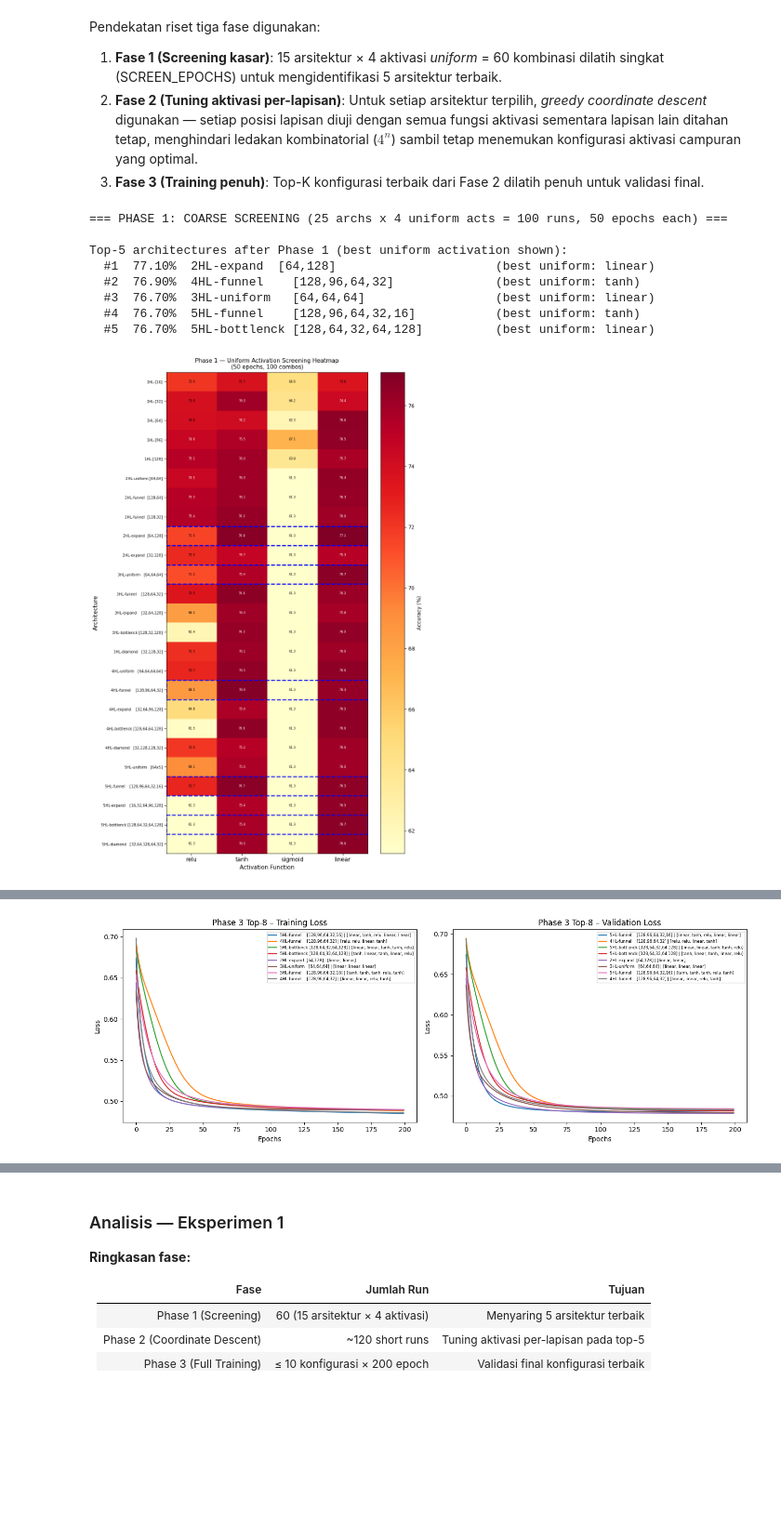
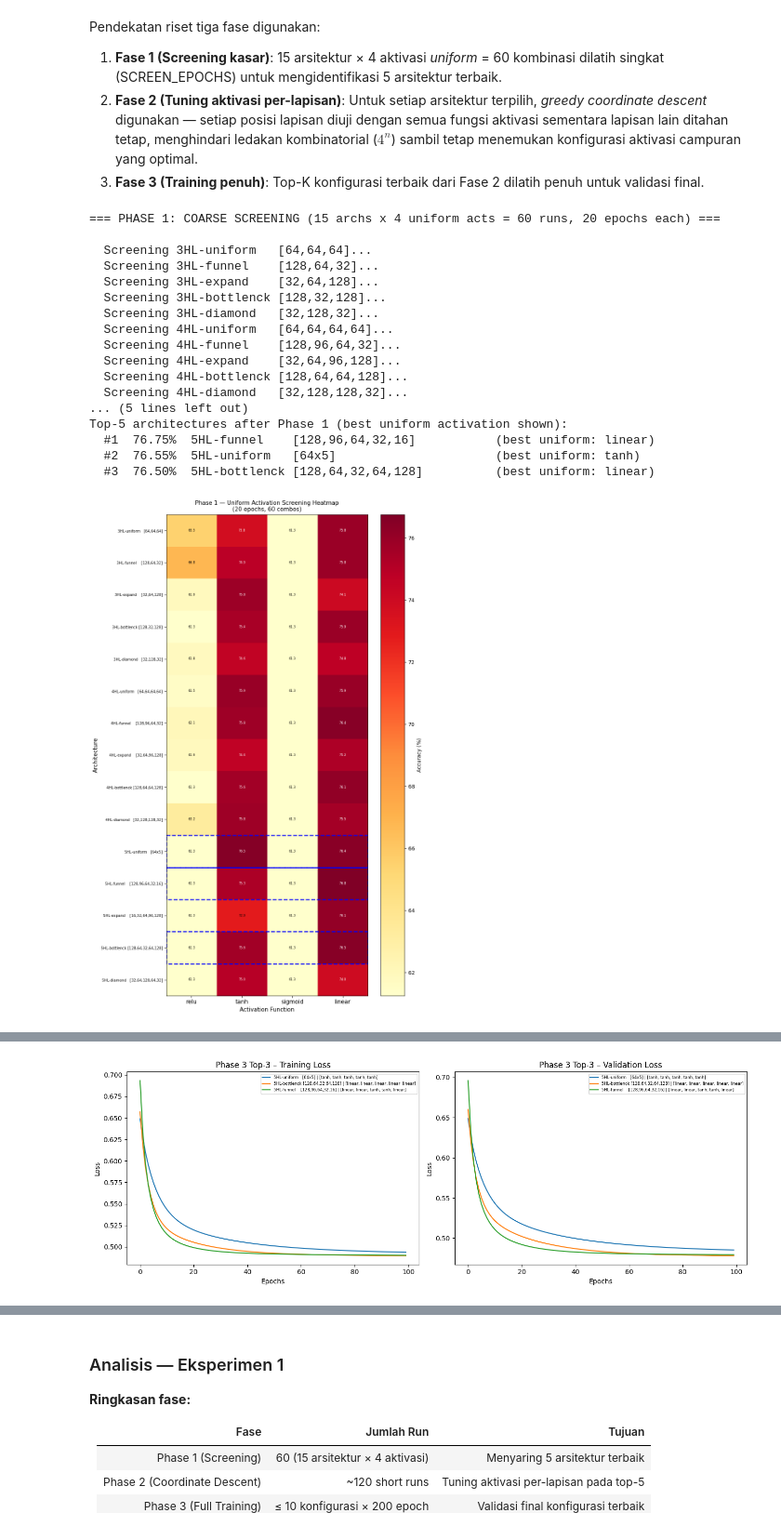
Before and after one commit to yonatan-nyo/ML-FFNN, a Jupyter notebook: src/notebooks/main.ipynb, the cells around one changed output, grey strips where cells are left out. Shown at 93% size. Cells and saved outputs as stored; diff of their text form; code cells hidden in the pictures; blank space fills up the shorter version.

```diff
--- a/src/notebooks/main.ipynb
+++ b/src/notebooks/main.ipynb
@@ -126,10 +126,10 @@ Pendekatan riset tiga fase digunakan:
 input_dim  = X_train.shape[1]
 output_dim = 1
 
-SCREEN_EPOCHS = 50     # cheap pass for Phase 1 & 2
-FULL_EPOCHS   = 200    # full budget for Phase 3 survivors
-TOP_K_ARCHS   = 5      # architectures surviving Phase 1
-TOP_K_FINAL   = 10     # configs surviving to Phase 3
+SCREEN_EPOCHS = 20     # cheap pass for Phase 1 & 2
+FULL_EPOCHS   = 100    # full budget for Phase 3 survivors
+TOP_K_ARCHS   = 3      # architectures surviving Phase 1
+TOP_K_FINAL   = 5     # configs surviving to Phase 3
 CD_PASSES     = 2      # coordinate-descent passes in Phase 2
 
 arch_configs = {
@@ -161,8 +161,8 @@ activations_to_test = ["relu", "tanh", "sigmoid", "linear"]
 def eval_acc(model):
     return accuracy_score(y_val, (model.predict(X_val) > 0.5).astype(int))
 
-def quick_train(layer_sizes, acts, epochs=SCREEN_EPOCHS):
-    """Train a model for a short budget and return (accuracy, model)."""
+def quick_train(layer_sizes, acts, epochs=SCREEN_EPOCHS, seed=42):
+    np.random.seed(seed)
     m = NeuralNetwork(layer_sizes=layer_sizes, activations=acts, loss="bce")
     m.fit(X_train=X_train, y_train=y_train, val_data=(X_val, y_val),
           epochs=epochs, batch_size=32, learning_rate=0.01, verbose=0)
@@ -178,6 +178,7 @@ screen_results = {}          # (arch_name, act) → accuracy
 best_uniform_per_arch = {}   # arch_name → (best_act, best_acc)
 
 for arch_name, hidden in arch_configs.items():
+    print(f"  Screening {arch_name}...")
     layer_sizes = [input_dim] + hidden + [output_dim]
     best_act_for_arch, best_acc_for_arch = None, -1
     for act in activations_to_test:
@@ -241,9 +242,16 @@ for arch_name in top_arch_names:
 
     # Initialize with the best uniform activation from Phase 1
     best_uniform_act = best_uniform_per_arch[arch_name][0]
-    current_acts = [best_uniform_act] * n_hidden  # hidden-layer activations only
+    init_acts = [best_uniform_act] * n_hidden
+    current_acts = init_acts.copy()
 
     print(f"  Arch: {arch_name}  (depth={n_hidden}, init={best_uniform_act})")
+
+    # Evaluate init activations before any CD passes
+    init_acc, _ = quick_train(layer_sizes, init_acts + ["sigmoid"])
+    print(f"    init: [{', '.join(init_acts)}] → {init_acc*100:.2f}%")
+
+    last_acc = init_acc
 
     for pass_num in range(1, CD_PASSES + 1):
         improved = False
@@ -266,13 +274,20 @@ for arch_name in top_arch_names:
             current_acts[layer_idx] = best_act_here
 
         acts_str = ", ".join(current_acts)
-        full_acts = current_acts + ["sigmoid"]
-        acc_final, _ = quick_train(layer_sizes, full_acts)
-        phase2_results[(arch_name, tuple(current_acts))] = acc_final
+        acc_final, _ = quick_train(layer_sizes, current_acts + ["sigmoid"])
+        last_acc = acc_final
         print(f"    pass {pass_num}: [{acts_str}] → {acc_final*100:.2f}%"
               f"{'  (converged)' if not improved else ''}")
         if not improved:
             break  # early stop: coordinate descent converged
+
+    # If CD did not improve over the uniform init, revert to init activations
+    if init_acc >= last_acc:
+        current_acts = init_acts
+        last_acc = init_acc
+        print(f"    → CD did not improve over init; reverting to [{', '.join(init_acts)}] ({init_acc*100:.2f}%)")
+
+    phase2_results[(arch_name, tuple(current_acts))] = last_acc
 
 print(f"\n  Phase 2 candidates ({len(phase2_results)} configs):")
 for (aname, acts_tuple), acc in sorted(phase2_results.items(), key=lambda x: -x[1]):
@@ -297,6 +312,7 @@ for (arch_name, acts_tuple), _ in top_k_configs:
     acts_str = ", ".join(acts_tuple)
     print(f"  Training  {arch_name:40s}  acts=[{acts_str}]")
 
+    np.random.seed(42)
     model = NeuralNetwork(layer_sizes=layer_sizes, activations=full_acts, loss="bce")
     history = model.fit(
         X_train=X_train, y_train=y_train, val_data=(X_val, y_val),
@@ -320,39 +336,48 @@ best_hidden    = arch_configs[best_name]
 
 print(f"\n  ★ Best config: {best_name}  |  acts=[{', '.join(best_acts_tuple)}]")
 print(f"    Accuracy   : {joint_results[best_key]*100:.2f}%")
 
 # Did per-layer tuning help?  Compare with best uniform activation for same arch.
 uniform_acc = screen_results.get((best_name, best_uniform_per_arch[best_name][0]), 0)
 print(f"    vs uniform ({best_uniform_per_arch[best_name][0]}): "
       f"{uniform_acc*100:.2f}% → Δ = {(joint_results[best_key]-uniform_acc)*100:+.2f}%")
 
 # ── Visualisations ────────────────────────────────────────────────────────────
 # 1) Phase 3 loss curves
 fig, axes = plt.subplots(1, 2, figsize=(14, 5))
 for (aname, acts_tuple), _ in sorted(joint_results.items(), key=lambda x: -x[1]):
     label = f"{aname} | [{', '.join(acts_tuple)}]"
     axes[0].plot(joint_histories[(aname, acts_tuple)]['train_loss'], label=label)
     axes[1].plot(joint_histories[(aname, acts_tuple)]['val_loss'],   label=label)
 for ax in axes:
     ax.set_xlabel("Epochs"); ax.set_ylabel("Loss"); ax.legend(fontsize=6)
 axes[0].set_title(f"Phase 3 Top-{min(TOP_K_FINAL, len(sorted_phase2))} – Training Loss")
 axes[1].set_title(f"Phase 3 Top-{min(TOP_K_FINAL, len(sorted_phase2))} – Validation Loss")
 plt.tight_layout(); plt.show()
 
 # 2) Per-layer activation pattern comparison (Phase 2 results)
 print("\n--- Per-Layer Activation Patterns (Phase 2 Coordinate Descent Results) ---")
 for (aname, acts_tuple), acc in sorted(phase2_results.items(), key=lambda x: -x[1]):
     bars = "".join(f"  L{i}={a:8s}" for i, a in enumerate(acts_tuple))
     print(f"  {acc*100:.2f}%  {aname:35s}{bars}")
 # %% [output]
-=== PHASE 1: COARSE SCREENING (25 archs x 4 uniform acts = 100 runs, 50 epochs each) ===
+=== PHASE 1: COARSE SCREENING (15 archs x 4 uniform acts = 60 runs, 20 epochs each) ===
 
+  Screening 3HL-uniform   [64,64,64]...
+  Screening 3HL-funnel    [128,64,32]...
+  Screening 3HL-expand    [32,64,128]...
+  Screening 3HL-bottlenck [128,32,128]...
+  Screening 3HL-diamond   [32,128,32]...
+  Screening 4HL-uniform   [64,64,64,64]...
+  Screening 4HL-funnel    [128,96,64,32]...
+  Screening 4HL-expand    [32,64,96,128]...
+  Screening 4HL-bottlenck [128,64,64,128]...
+  Screening 4HL-diamond   [32,128,128,32]...
+... (5 lines left out)
 Top-5 architectures after Phase 1 (best uniform activation shown):
-  #1  77.10%  2HL-expand  [64,128]                      (best uniform: linear)
-  #2  76.90%  4HL-funnel    [128,96,64,32]              (best uniform: tanh)
-  #3  76.70%  3HL-uniform   [64,64,64]                  (best uniform: linear)
-  #4  76.70%  5HL-funnel    [128,96,64,32,16]           (best uniform: tanh)
-  #5  76.70%  5HL-bottlenck [128,64,32,64,128]          (best uniform: linear)
+  #1  76.75%  5HL-funnel    [128,96,64,32,16]           (best uniform: linear)
+  #2  76.55%  5HL-uniform   [64x5]                      (best uniform: tanh)
+  #3  76.50%  5HL-bottlenck [128,64,32,64,128]          (best uniform: linear)
-[figure, old version]
+[figure, new version]
 === PHASE 2: PER-LAYER ACTIVATION TUNING ===
     Strategy : greedy coordinate descent (2 passes)
@@ -374,2 +399,2 @@ Top-5 architectures after Phase 1 (best uniform activation shown):
-[figure, old version]
+[figure, new version]
 --- Per-Layer Activation Patterns (Phase 2 Coordinate Descent Results) ---
```
Also changed, not shown: parts of 5 cells of this notebook, 4 other files.
